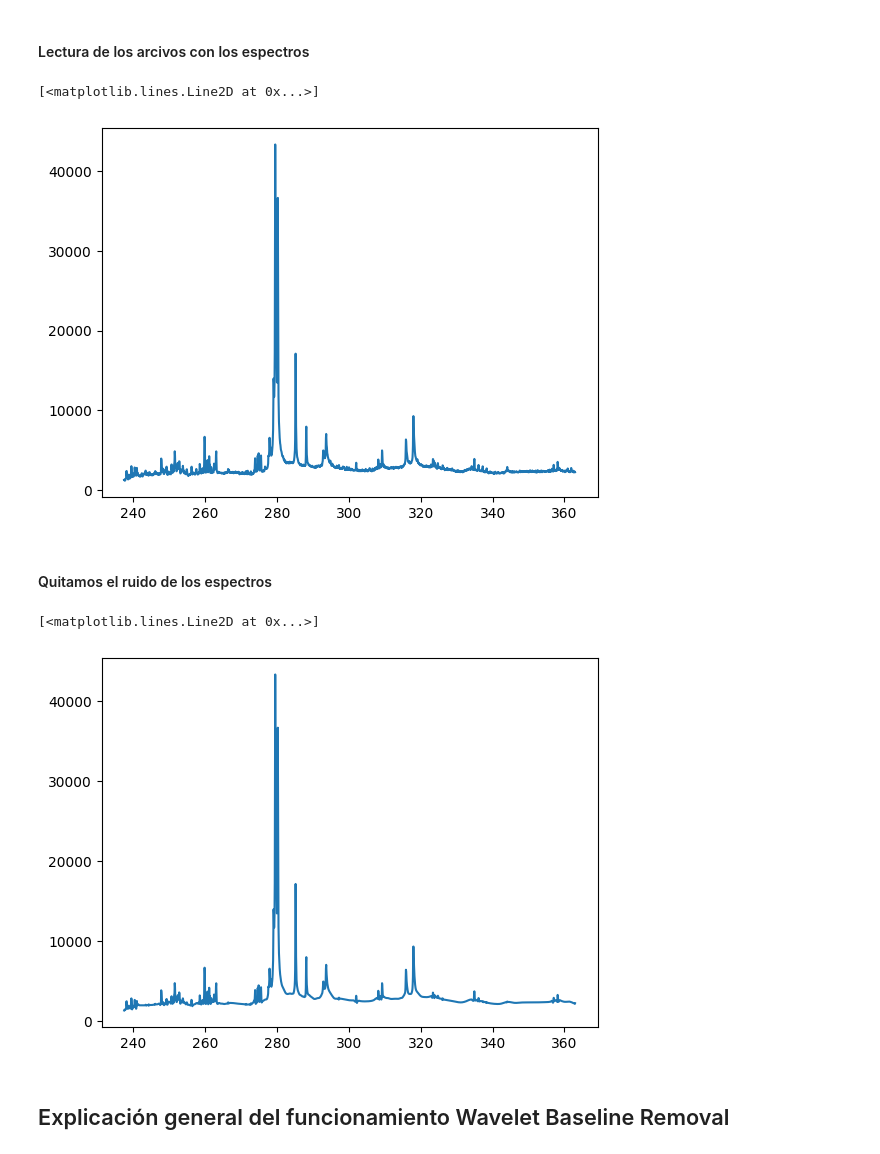
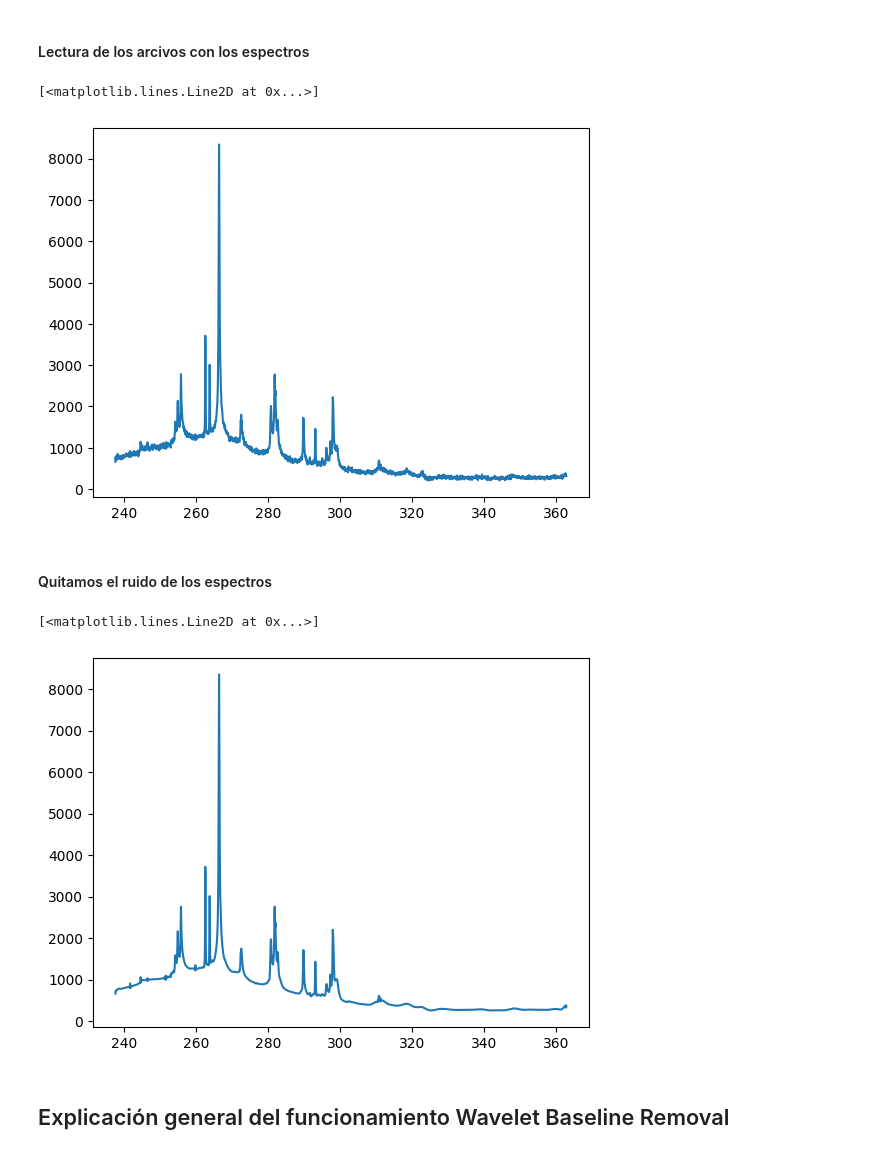
Before and after one commit to elsamoreno/LIBS_QUANTIFICATION_INTA, a Jupyter notebook: bckgrnd_remvl.ipynb, the cells around one changed output. Drawn from its saved outputs; the diff is of its cells as text; code cells hidden in the pictures.

```diff
--- a/bckgrnd_remvl.ipynb
+++ b/bckgrnd_remvl.ipynb
@@ -35,25 +35,25 @@ def pad_to_multiple(x, base):
 # %%
 #Leer archivos
 UV1 = "2.E2E_olivine/Olivine_LIBS_shot01_7324767SP.txt"
 UV2 = "2.E2E_olivine/Olivine_LIBS_shot01_7324768SP.txt"
 VIS = "2.E2E_olivine/Olivine_LIBS_shot01_7324769SP.txt"
 NIR = "2.E2E_olivine/Olivine_LIBS_shot01_7324770SP.txt"
 
 datos_UV1 = leer_archivo_txt(UV1)
 datos_UV2 = leer_archivo_txt(UV2)
 datos_VIS = leer_archivo_txt(VIS)
 datos_NIR = leer_archivo_txt(NIR)
 
-espectro_UV1 = datos_UV1['Scope Corrected for Dark'].values
+espectro_UV1 = datos_NIR['Scope Corrected for Dark'].values
 wavelength = datos_UV1['Wave'].values
 
 #Le quitamos los extremos que no aportan nada
 espectro_UV1 = espectro_UV1[16:-16]
 wavelength = wavelength[16:-16]
 plt.plot(wavelength, espectro_UV1)
 # %% [output]
 [<matplotlib.lines.Line2D at 0x...>]
-[figure, old version]
+[figure, new version]
 # %% [markdown]
 #### Quitamos el ruido de los espectros
 # %%
@@ -62,7 +62,7 @@ espectro_UV1 = denoise_spectrum_uwt(espectro_UV1)
 plt.plot(wavelength, espectro_UV1)
 # %% [output]
 [<matplotlib.lines.Line2D at 0x...>]
-[figure, old version]
+[figure, new version]
 # %% [markdown]
 ## Explicación general del funcionamiento Wavelet Baseline Removal
 # %%
```
Also changed, not shown: parts of 11 cells of this notebook.
